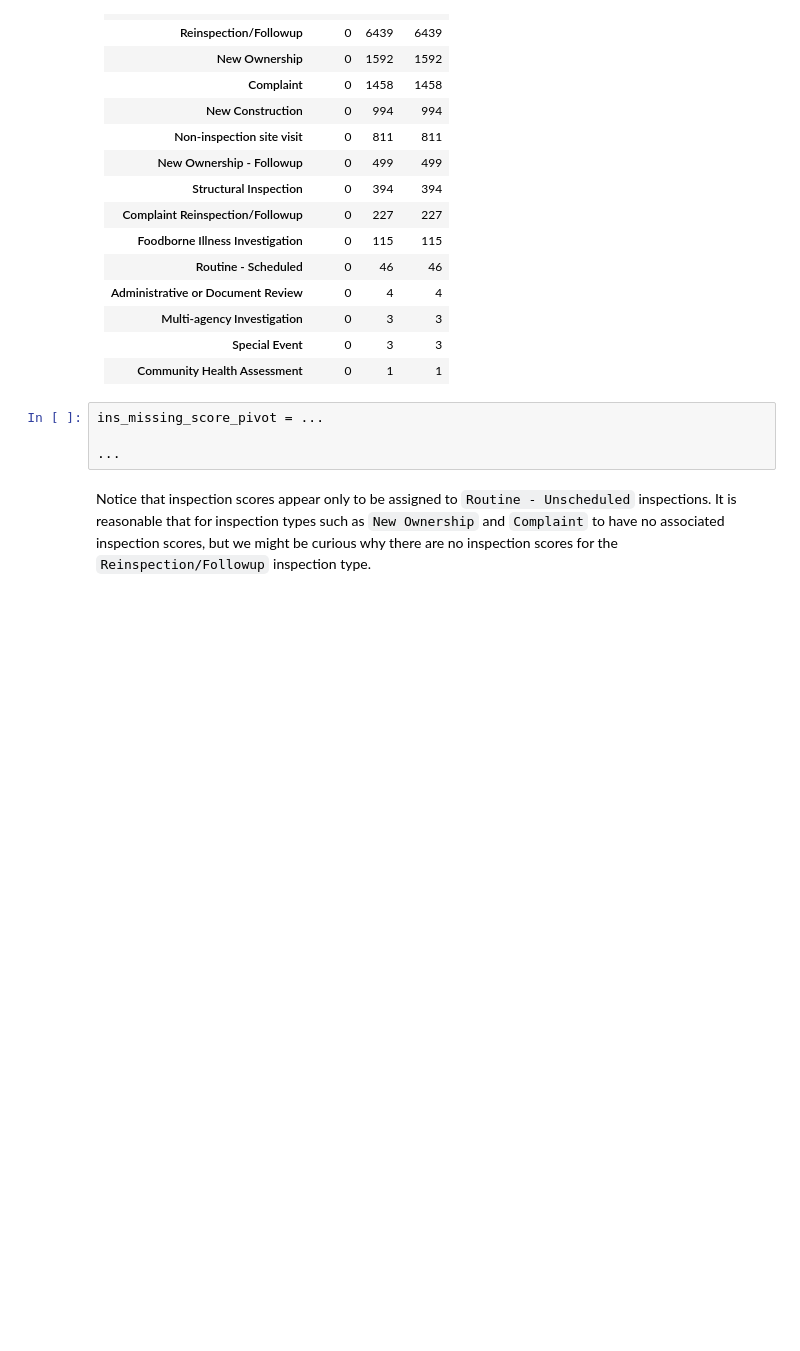
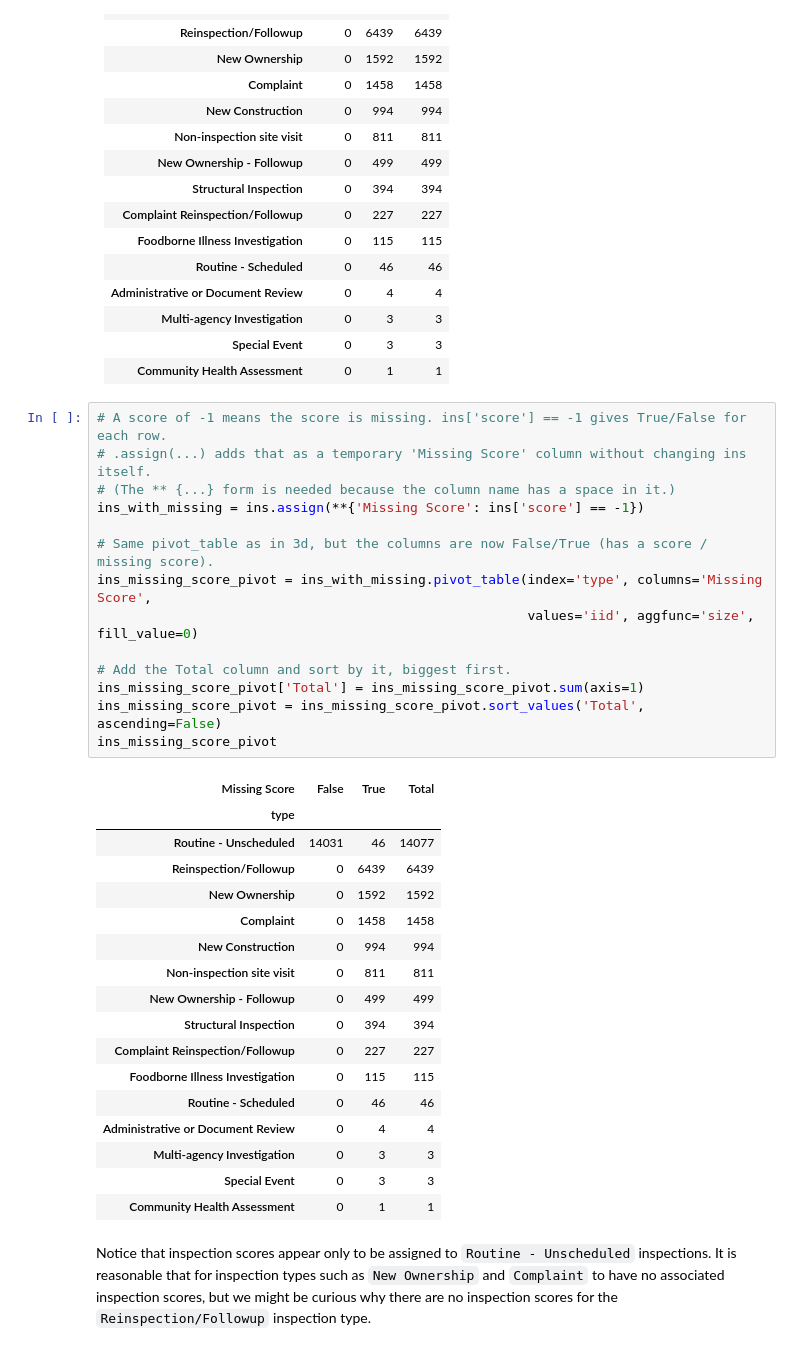
Before and after one commit to sondreNodenes/stat4710J-data-science, a Jupyter notebook: exercise2/lab.ipynb, the cells around one changed output. Saved outputs shown, nothing was run; the diff lists cells and outputs as text; blank space fills up the shorter version.

```diff
--- a/exercise2/lab.ipynb
+++ b/exercise2/lab.ipynb
@@ -645,7 +818,35 @@ You should observe that inspection scores appear only to be assigned to `Routine
-# %%
-ins_missing_score_pivot = ...
-
-...
+# %%
+# A score of -1 means the score is missing. ins['score'] == -1 gives True/False for each row.
+# .assign(...) adds that as a temporary 'Missing Score' column without changing ins itself.
+# (The ** {...} form is needed because the column name has a space in it.)
+ins_with_missing = ins.assign(**{'Missing Score': ins['score'] == -1})
+
+# Same pivot_table as in 3d, but the columns are now False/True (has a score / missing score).
+ins_missing_score_pivot = ins_with_missing.pivot_table(index='type', columns='Missing Score',
+                                                       values='iid', aggfunc='size', fill_value=0)
+
+# Add the Total column and sort by it, biggest first.
+ins_missing_score_pivot['Total'] = ins_missing_score_pivot.sum(axis=1)
+ins_missing_score_pivot = ins_missing_score_pivot.sort_values('Total', ascending=False)
+ins_missing_score_pivot
+# %% [output]
+| Missing Score | False | True | Total |
+| type |  |  |  |
+| Routine - Unscheduled | 14031 | 46 | 14077 |
+| Reinspection/Followup | 0 | 6439 | 6439 |
+| New Ownership | 0 | 1592 | 1592 |
+| Complaint | 0 | 1458 | 1458 |
+| New Construction | 0 | 994 | 994 |
+| Non-inspection site visit | 0 | 811 | 811 |
+| New Ownership - Followup | 0 | 499 | 499 |
+| Structural Inspection | 0 | 394 | 394 |
+| Complaint Reinspection/Followup | 0 | 227 | 227 |
+| Foodborne Illness Investigation | 0 | 115 | 115 |
+| Routine - Scheduled | 0 | 46 | 46 |
+| Administrative or Document Review | 0 | 4 | 4 |
+| Multi-agency Investigation | 0 | 3 | 3 |
+| Special Event | 0 | 3 | 3 |
+| Community Health Assessment | 0 | 1 | 1 |
 # %% [markdown]
 Notice that inspection scores appear only to be assigned to `Routine - Unscheduled` inspections. It is reasonable that for inspection types such as `New Ownership` and `Complaint` to have no associated inspection scores, but we might be curious why there are no inspection scores for the `Reinspection/Followup` inspection type.
 # %% [markdown]
```
Also changed, not shown: parts of 46 cells of this notebook.
